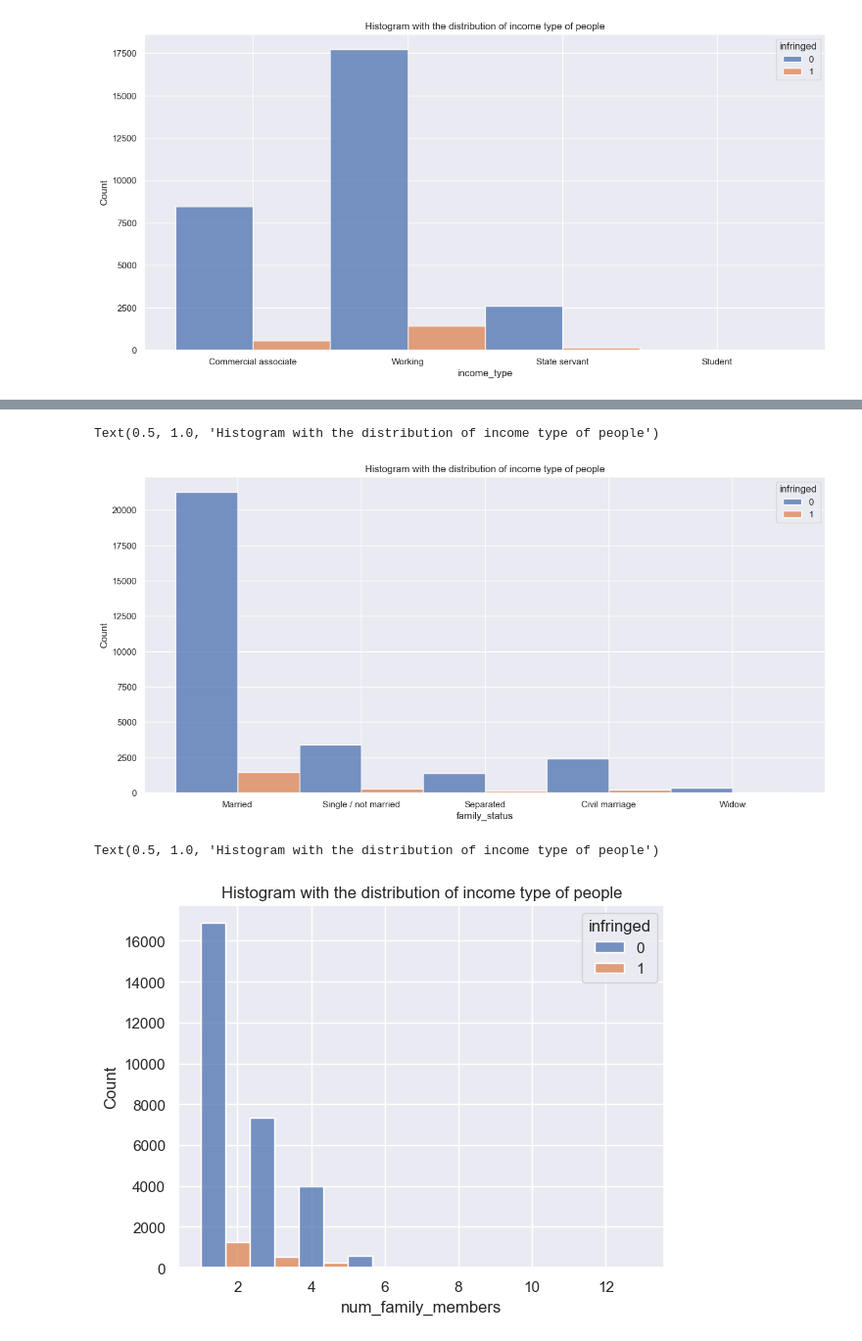
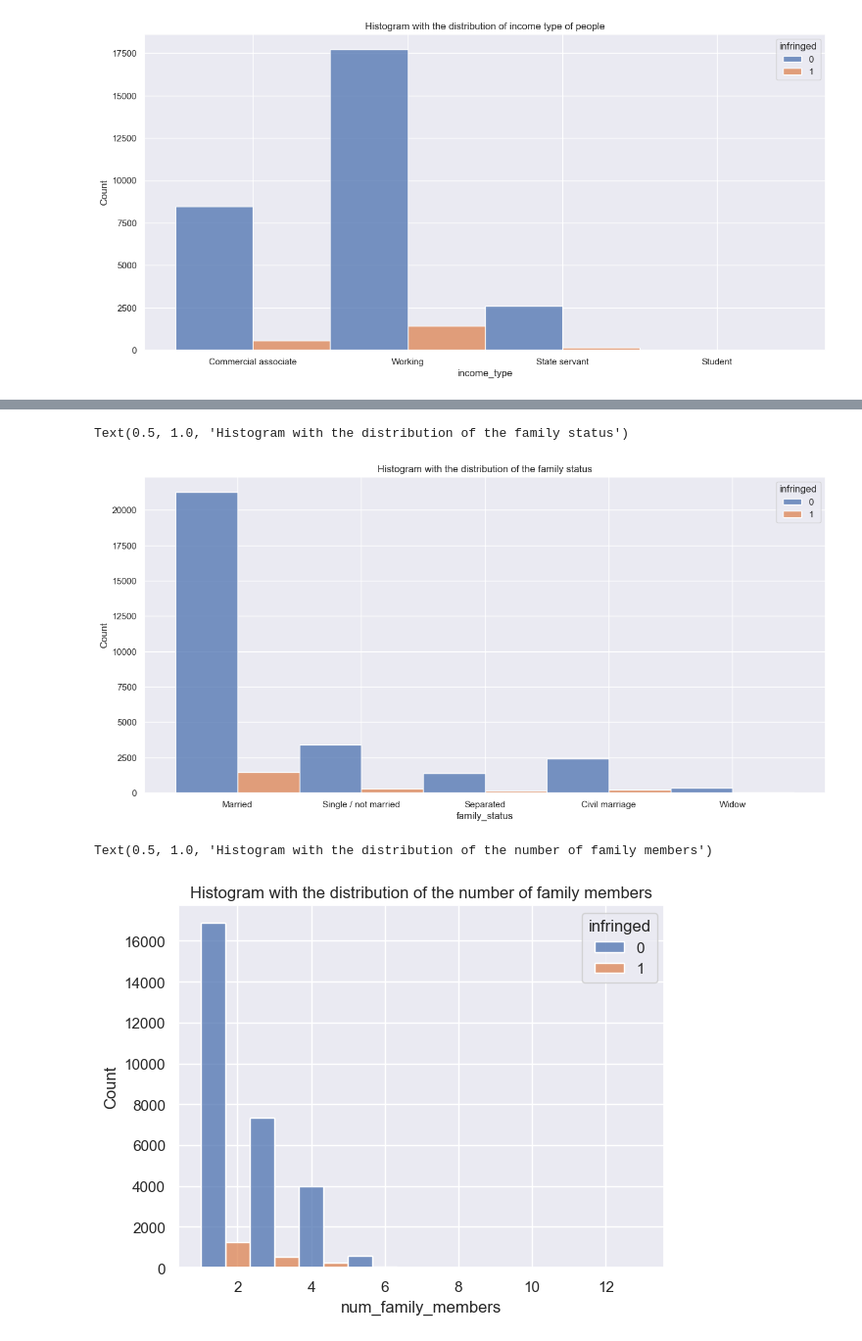
Before and after one commit to PugtgYosuky/SP-Project, a Jupyter notebook: src/controlER/analysis_original.ipynb, the cells around one changed output, grey strips where cells are left out. Shown at 98% size. Drawn from its saved outputs; the diff is of its cells as text; code cells hidden in the pictures.

```diff
--- a/src/controlER/analysis_original.ipynb
+++ b/src/controlER/analysis_original.ipynb
@@ -11,7 +11,7 @@ import numpy as np
 import matplotlib.pyplot as plt
 import os
 # %%
-data_path = os.path.join('dataset', 'infringement_dataset.csv')
+data_path = os.path.join('dataset', 'infringement_dataset copy.csv')
 # %%
 # load dataset
 data = pd.read_csv(data_path, low_memory=False)
@@ -145,14 +153,14 @@ Text(0.5, 1.0, 'Histogram with the distribution of income type of people')
 plt.figure(figsize=(15, 7))
 sns.set()
 sns.histplot(data=data, x='family_status', hue='infringed', multiple="dodge")
-plt.title('Histogram with the distribution of income type of people')
+plt.title('Histogram with the distribution of the family status')
 # %% [output]
-Text(0.5, 1.0, 'Histogram with the distribution of income type of people')
+Text(0.5, 1.0, 'Histogram with the distribution of the family status')
-[figure, old version]
+[figure, new version]
 # %%
 plt.figure()
 sns.histplot(data=data, x='num_family_members', hue='infringed', multiple="dodge", bins=9)
-plt.title('Histogram with the distribution of income type of people')
+plt.title('Histogram with the distribution of the number of family members')
 # %% [output]
-Text(0.5, 1.0, 'Histogram with the distribution of income type of people')
+Text(0.5, 1.0, 'Histogram with the distribution of the number of family members')
-[figure, old version]
+[figure, new version]
```
Also changed, not shown: parts of 5 cells of this notebook, 2 other files.
